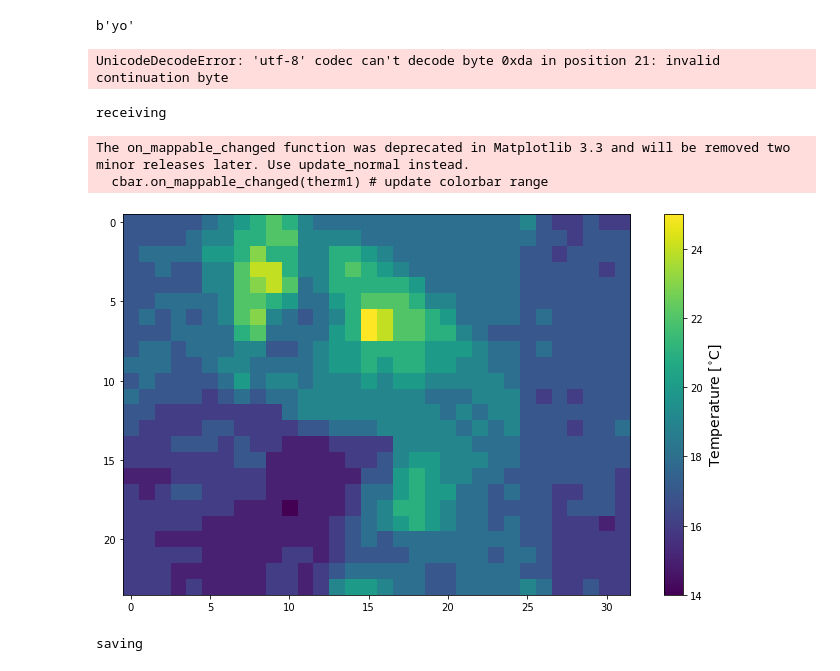
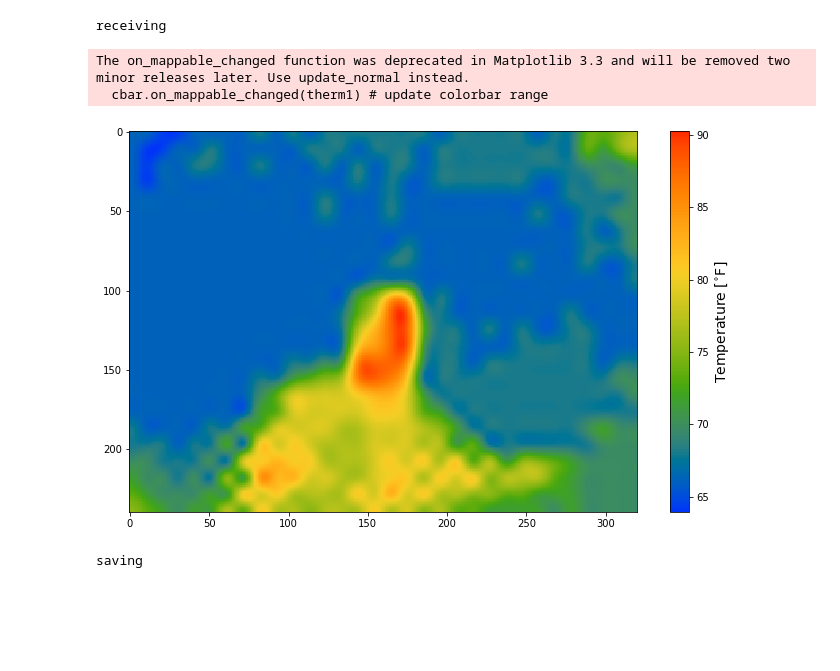
Before and after one commit to eppeters/esp32-compost-heap-monitor, a Jupyter notebook: analysis/Untitled.ipynb, the cells around one changed output. Saved outputs shown, nothing was run; the diff lists cells and outputs as text; code cells hidden in the pictures; blank space fills up the shorter version.

```diff
--- a/analysis/Untitled.ipynb
+++ b/analysis/Untitled.ipynb
@@ -2,43 +2,41 @@
 import serial
 # %%
 esp32 = serial.Serial('/dev/ttyS5', baudrate=115200, timeout=20)
-# %%
-esp32.read(2)
-# %% [output]
-b'yo'
-# %%
-b'\x0e\x02\x0e\x0e\x06\x02\x0e\x0e\x02\x0e\x0e\x02\x06\x06\x06\x06\x06/3\x00\x00\xdas\xda@\x00_\x00\x00\xf8p\xfe\xfb\xf8\xcf\xdf\x00\x00\x03\x07\x0e\x0f\x08\x03\x07\x03\x03\r\x07\x03\r\x03\x08\x03\x07\r\x07\x03\x07\xdf\x07\xae\x03\x02\x06\x06\x02\x04\x04\x04\x0c\x0c\x0c[\x18\x00/\x1f\x00\x01\xe6\xe7U\x00\x00\x00\x10\x00\x00 \x00\x02\xbe\xff\xdf\x11\x00\x00\x00\x00\x00\x00\x00\x01\x00\x13\x00\x00\x00\x7f\xfd\xddq\xb9\xd2\xf6\xfc\xff\xde\xea\x01\x01\xd7\x01\x00\x02\x10\x00\x80\x01\x02\x800\x00\x04\x00\x00\x08\x00\x00\x00\x00D\xf0\xa8y\x08@\x00\x000\x00\x00\x00\x00\x8d\x08\x07\x00\x00\x82\x00\x00\x10\x00\x00\x00\t\x05\x00\x00\x00\x00\x00\x1c}\xf9\x7f\xf6\xff\x9a\x00\x00\xc0\xfe\x01\x00\x00\x00 _\xfb\xec\x86\xf3[\xed\xf9\xff\xbd\xfe\xed\xef\xd8w\xff\xfdS\xff\xb4\x99\x1b_\x1d_\xd3\xbf\xfe\xee\xf5\xfd\xbe\x86\xf7N\xe0\xea\x89M\xff\xff\xf5\x80\n'.decode('utf8')
-# %% [output]
-UnicodeDecodeError: 'utf-8' codec can't decode byte 0xda in position 21: invalid continuation byte
+# %%
+print('receiving')
+data = [int(i) for i in esp32.read(768)]
+temps = [9/5 * i + 32 for i in data]
+# %% [output]
+receiving
 # %%
+import colorcet as cc
 import numpy as np
 import matplotlib.pyplot as plt
-import time
+from scipy import ndimage
 
 mlx_shape = (24,32)
+mlx_interp_val = 10 # interpolate # on each dimension
+mlx_interp_shape = (mlx_shape[0]*mlx_interp_val,
+                    mlx_shape[1]*mlx_interp_val) # new shape
 
 # setup the figure for plotting
 plt.ion() # enables interactive plotting
 fig,ax = plt.subplots(figsize=(12,7))
-therm1 = ax.imshow(np.zeros(mlx_shape),vmin=0,vmax=60) #start plot with zeros
+therm1 = ax.imshow(np.zeros(mlx_interp_shape), interpolation='none', vmin=0,vmax=110, cmap=cc.cm.rainbow) #start plot with zeros
 cbar = fig.colorbar(therm1) # setup colorbar for temps
-cbar.set_label('Temperature [$^{\circ}$C]',fontsize=14) # colorbar label
+cbar.set_label('Temperature [$^{\circ}$F]',fontsize=14) # colorbar label
 frame = np.zeros((24*32,)) # setup array for storing all 768 temperatures
 t_array = []
-print('receiving')
-data = [int(i) for i in esp32.read(768)]
-t1 = time.monotonic()
-data_array = (np.reshape(data, mlx_shape)) # reshape to 24x32
+data_array = (np.reshape(temps, mlx_shape)) # reshape to 24x32
+data_array = (ndimage.zoom(data_array, mlx_interp_val))
 therm1.set_data(np.fliplr(data_array)) # flip left to right
 therm1.set_clim(vmin=np.min(data_array),vmax=np.max(data_array)) # set bounds
 cbar.on_mappable_changed(therm1) # update colorbar range
 plt.pause(0.001) # required
 print('saving')
 fig.savefig(f'mlx90640_test_fliplr.png',dpi=300,facecolor='#FCFCFC', bbox_inches='tight') # comment out to speed up
-t_array.append(time.monotonic()-t1)
 # %% [output]
-receiving
+The on_mappable_changed function was deprecated in Matplotlib 3.3 and will be removed two minor releases later. Use update_normal instead.
+  cbar.on_mappable_changed(therm1) # update colorbar range
+[figure, new version]
-The on_mappable_changed function was deprecated in Matplotlib 3.3 and will be removed two minor releases later. Use update_normal instead.
-  cbar.on_mappable_changed(therm1) # update colorbar range
+saving
-[figure, old version]
-saving
```
Also changed, not shown: parts of 1 cell of this notebook, 10 other files.
